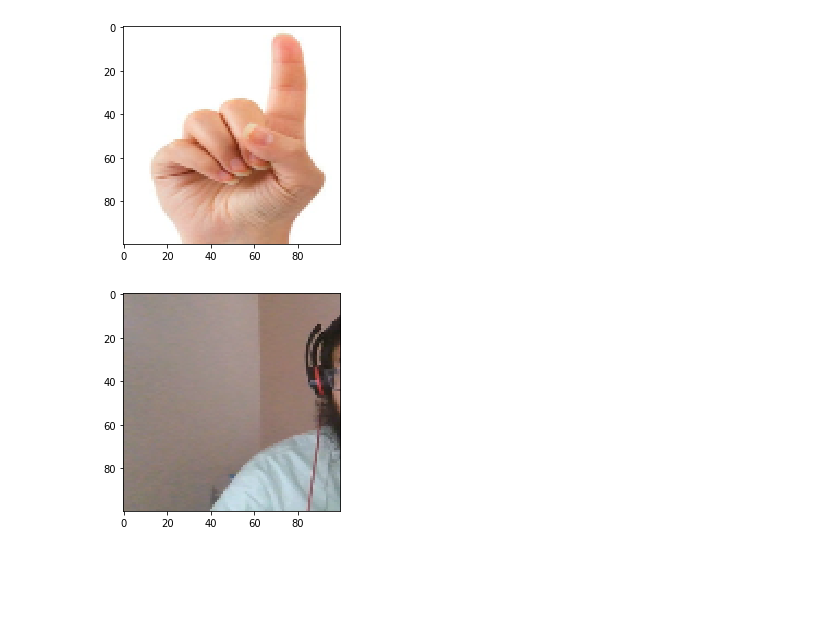
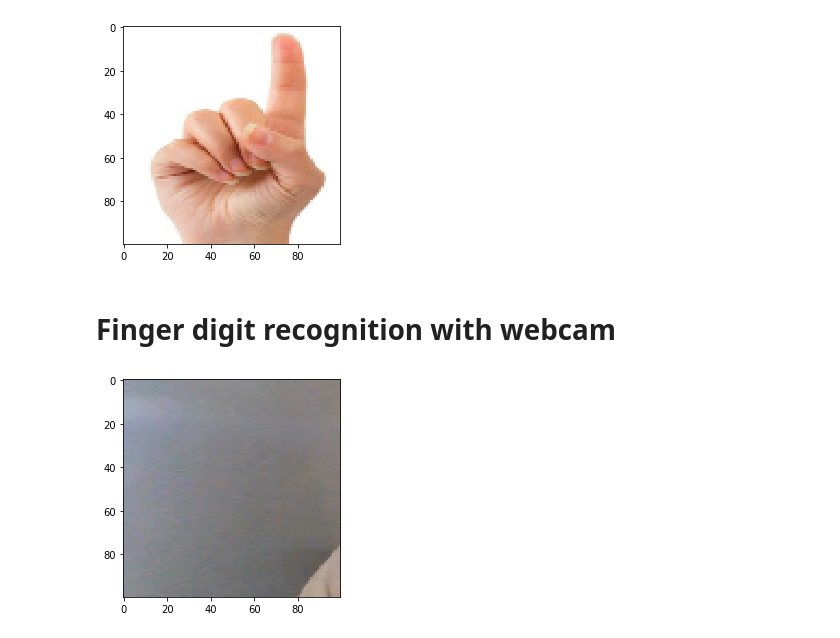
Before and after one commit to talhaanwarch/Sign-Digit-Classification-OpenCV, a Jupyter notebook: sign_language_classification.ipynb, the cells around one changed output. Cells and saved outputs as stored; diff of their text form; code cells hidden in the pictures; blank space fills up the shorter version.

```diff
--- a/sign_language_classification.ipynb
+++ b/sign_language_classification.ipynb
@@ -108,13 +127,13 @@ hog_feature.shape
 # %%
-from sklearn.decomposition import PCA
+# from sklearn.decomposition import PCA
 
-pca=PCA()
-pca.fit(hog_feature)
+# pca=PCA()
+# pca.fit(hog_feature)
 
 
-plt.plot(pca.explained_variance_)
+# plt.plot(pca.explained_variance_)
 
-plt.xlabel('Components')
-plt.ylabel('Explained Variaces')
-plt.xticks([50,100, 250, 500, 1000, 2050])
-plt.show()
+# plt.xlabel('Components')
+# plt.ylabel('Explained Variaces')
+# plt.xticks([50,100, 250, 500, 1000, 2050])
+# plt.show()
@@ -125,0 +140,5 @@ plt.show()
+# %%
+from sklearn.decomposition import PCA
+pca=PCA(100)
+pca_feature=pca.fit_transform(hog_feature)
+pca_feature.shape
@@ -128,4 +151,0 @@ plt.show()
-# %%
-pca=PCA(50)
-pca_feature=pca.fit_transform(hog_feature)
-pca_feature.shape
@@ -189,11 +206,13 @@ clf.predict(pca_test_feature)
 (100, 100, 3)
 array([1])
 [figure]
+# %% [markdown]
+# Finger digit recognition with webcam
 # %%
-roi_top = 100
+roi_top = 150
 roi_bottom = 400
-roi_right = 50
-roi_left = 300
+roi_right =10
+roi_left = 200
 # %%
 import cv2
 cam = cv2.VideoCapture(0)
@@ -206,32 +225,32 @@ while True:
     ret, frame = cam.read()
 
     # flip the frame so that it is not the mirror view
     frame = cv2.flip(frame, 1)
 
     # clone the frame
     frame_copy = frame.copy()
 
     # Grab the ROI from the frame
     roi = frame[roi_top:roi_bottom, roi_right:roi_left]
 
     img=cv2.resize(roi,(100,100))
     #print(img.shape)
     img=cv2.cvtColor(img,cv2.COLOR_RGB2BGR)
     plt.imshow(img)
     hog_test_img=hog(img)
     hog_test_img=np.expand_dims(hog_test_img,0)
     pca_test_feature=pca.transform(hog_test_img)
 
     cv2.putText(frame_copy, str(clf.predict(pca_test_feature)), (70, 45), cv2.FONT_HERSHEY_SIMPLEX, 1, (0,0,255), 2)
-    cv2.rectangle(frame_copy, (roi_left, roi_top), (roi_right, roi_bottom), (0,0,255), 5)
+    cv2.rectangle(frame_copy, (roi_left, roi_top), (roi_right, roi_bottom), (0,0,0), 1)
     cv2.imshow("Finger Count", frame_copy)
     k = cv2.waitKey(1) & 0xFF
 
     if k == 27:
         break
 
 # Release the camera and destroy all the windows
 cam.release()
 cv2.destroyAllWindows()
 # %% [output]
-[figure, old version]
+[figure, new version]
```
Also changed, not shown: parts of 30 cells of this notebook, 4 other files.
